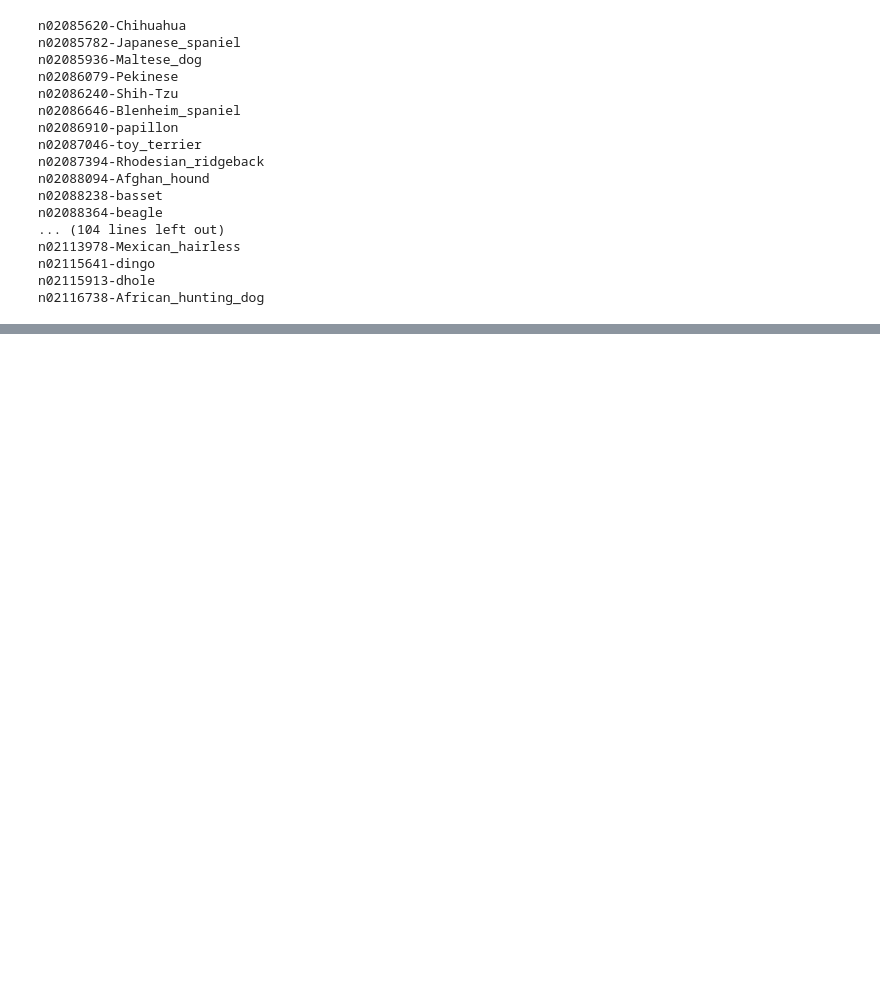
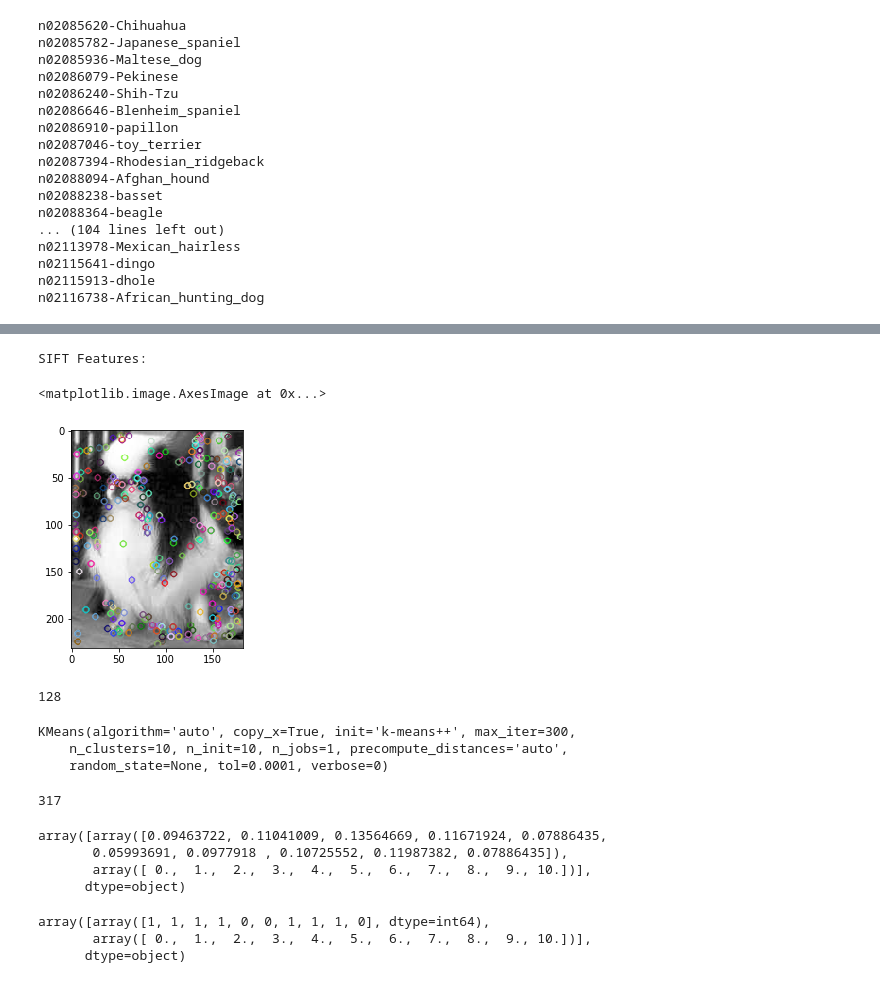
Before and after one commit to chmuths/projet_7, a Jupyter notebook: notebooks/Images-load.ipynb, the cells around one changed output, grey strips where cells are left out. Drawn from its saved outputs; the diff is of its cells as text; code cells hidden in the pictures; blank space fills up the shorter version.

Commit message:
Extraction et visualisation de features SIFT sur quelques images

```diff
--- a/notebooks/Images-load.ipynb
+++ b/notebooks/Images-load.ipynb
@@ -70,0 +98,48 @@ ImportError: DLL load failed: Le module spécifié est introuvable.
+# %%
+def gen_sift_features(gray_img):
+    sift = cv2.xfeatures2d.SIFT_create()
+    # kp is the keypoints
+    #
+    # desc is the SIFT descriptors, they're 128-dimensional vectors
+    # that we can use for our final features
+    kp, desc = sift.detectAndCompute(gray_img, None)
+    return kp, desc
+
+def show_sift_features(gray_img, color_img, kp):
+    return plt.imshow(cv2.drawKeypoints(gray_img, kp, color_img.copy()))
+
+def load_img(img_folder, img_file):
+    picture_file = join(cropped, img_folder, img_file)
+    img = Image.open(picture_file)
+    img_sift = np.array(img)
+    return img_sift
+
+folder = "n02085782-Japanese_spaniel"
+dog_file = "n02085782_23.jpg"
+# generate SIFT keypoints and descriptors
+dog1_img = load_img(folder, dog_file)
+dog1_kp, dog1_desc = gen_sift_features(dog1_img)
+
+dog_file = "n02085782_3030.jpg"
+dog2_img = load_img(folder, dog_file)
+dog2_kp, dog2_desc = gen_sift_features(dog2_img)
+
+print 'SIFT Features:'
+show_sift_features(dog1_img, dog1_desc, dog1_kp)
+# %% [output]
+SIFT Features:
+<matplotlib.image.AxesImage at 0x...>
+[figure, added]
+# %%
+len(dog1_desc[0])
+# %% [output]
+128
+# %%
+from sklearn.cluster import KMeans
+n_clusters = 10
+kmeans = KMeans(n_clusters=n_clusters)
+kmeans.fit(dog1_desc)
+# %% [output]
+KMeans(algorithm='auto', copy_x=True, init='k-means++', max_iter=300,
+    n_clusters=10, n_init=10, n_jobs=1, precompute_distances='auto',
+    random_state=None, tol=0.0001, verbose=0)
@@ -70,0 +148,19 @@ ImportError: DLL load failed: Le module spécifié est introuvable.
+# %%
+len(clusters)
+# %% [output]
+317
+# %%
+img_histogram = np.histogram(clusters, bins=n_clusters, range=(0,n_clusters))
+norm_histogram = np.divide(img_histogram, np.array([len(clusters), 1.0]))
+norm_histogram
+# %% [output]
+array([array([0.09463722, 0.11041009, 0.13564669, 0.11671924, 0.07886435,
+       0.05993691, 0.0977918 , 0.10725552, 0.11987382, 0.07886435]),
+       array([ 0.,  1.,  2.,  3.,  4.,  5.,  6.,  7.,  8.,  9., 10.])],
+      dtype=object)
+# %%
+np.divide(img_histogram, np.array([27, 1]))
+# %% [output]
+array([array([1, 1, 1, 1, 0, 0, 1, 1, 1, 0], dtype=int64),
+       array([ 0.,  1.,  2.,  3.,  4.,  5.,  6.,  7.,  8.,  9., 10.])],
+      dtype=object)
```
Also changed, not shown: parts of 7 cells of this notebook, 1 other file.
